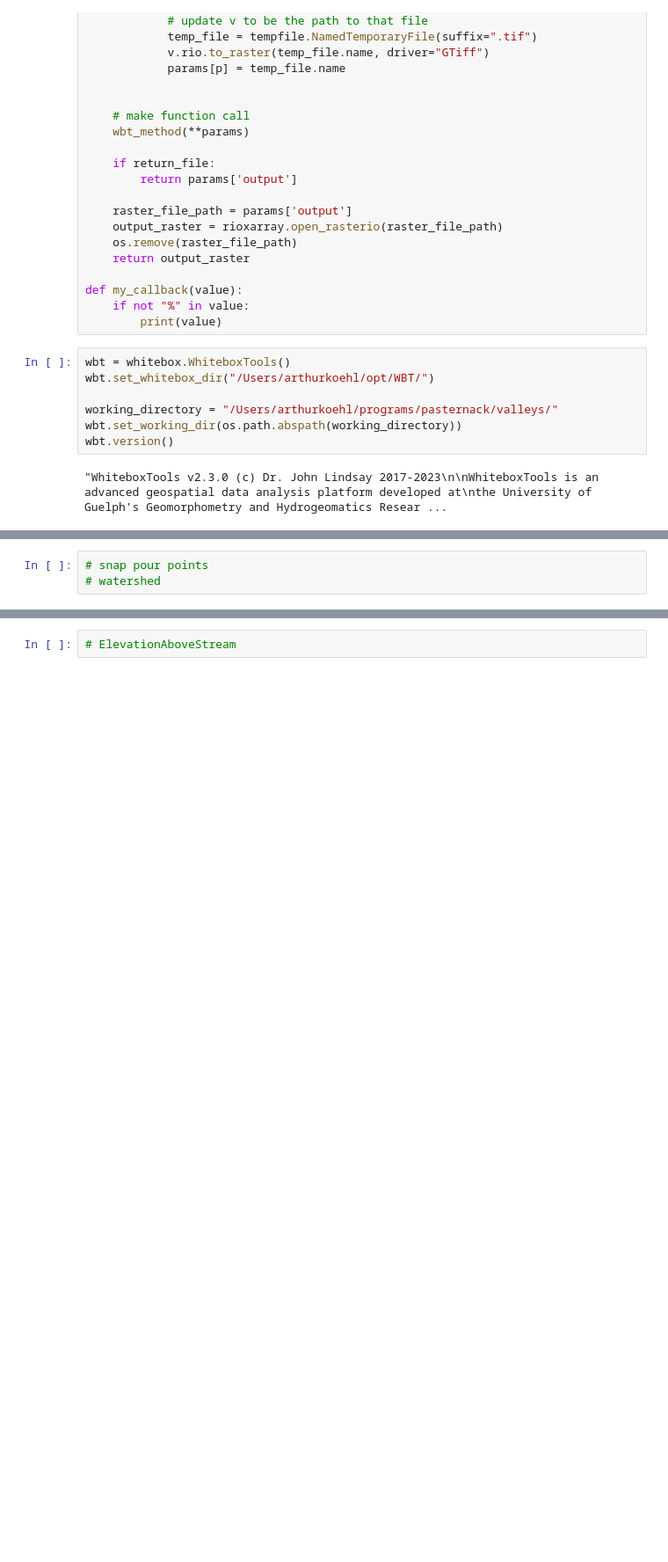
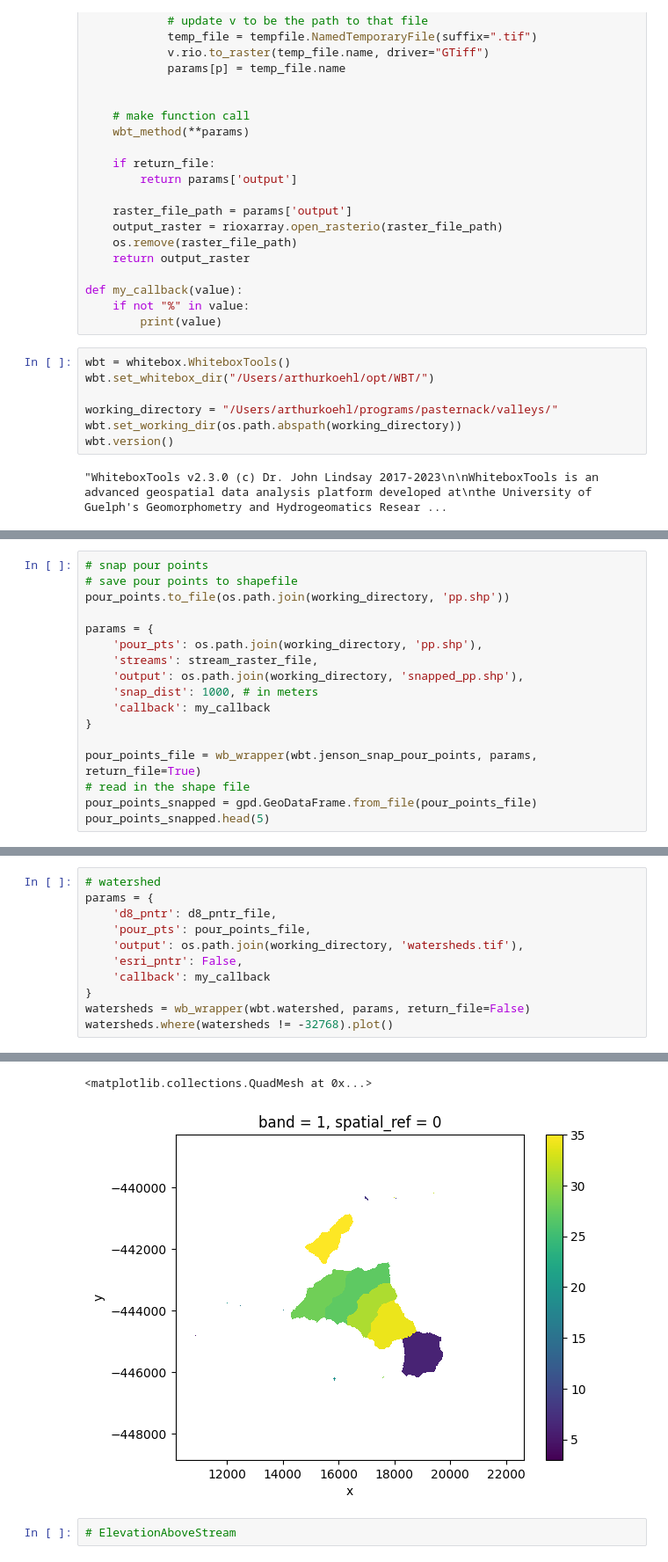
Before and after one commit to avkoehl/valleys, a Jupyter notebook: notebooks/rem_hand.ipynb, the cells around one changed output, grey strips where cells are left out. Shown at 88% size. Drawn from its saved outputs; the diff is of its cells as text; blank space fills up the shorter version.

```diff
--- a/notebooks/rem_hand.ipynb
+++ b/notebooks/rem_hand.ipynb
@@ -219,3 +278,17 @@ Elapsed Time (excluding I/O): 0.29s
 # %%
 # snap pour points
-# watershed
+# save pour points to shapefile
+pour_points.to_file(os.path.join(working_directory, 'pp.shp'))
+
+params = {
+    'pour_pts': os.path.join(working_directory, 'pp.shp'),
+    'streams': stream_raster_file,
+    'output': os.path.join(working_directory, 'snapped_pp.shp'),
+    'snap_dist': 1000, # in meters
+    'callback': my_callback
+}
+
+pour_points_file = wb_wrapper(wbt.jenson_snap_pour_points, params, return_file=True)
+# read in the shape file
+pour_points_snapped = gpd.GeoDataFrame.from_file(pour_points_file)
+pour_points_snapped.head(5)
@@ -221,0 +313,12 @@ Elapsed Time (excluding I/O): 0.29s
+# %%
+# watershed
+params = {
+    'd8_pntr': d8_pntr_file,
+    'pour_pts': pour_points_file,
+    'output': os.path.join(working_directory, 'watersheds.tif'),
+    'esri_pntr': False,
+    'callback': my_callback
+}
+watersheds = wb_wrapper(wbt.watershed, params, return_file=False)
+watersheds.where(watersheds != -32768).plot()
+# %% [output]
@@ -222,2 +336,4 @@ Elapsed Time (excluding I/O): 0.29s
+<matplotlib.collections.QuadMesh at 0x...>
+[figure, added]
 # %%
 # ElevationAboveStream
```
Also changed, not shown: parts of 14 cells of this notebook.
